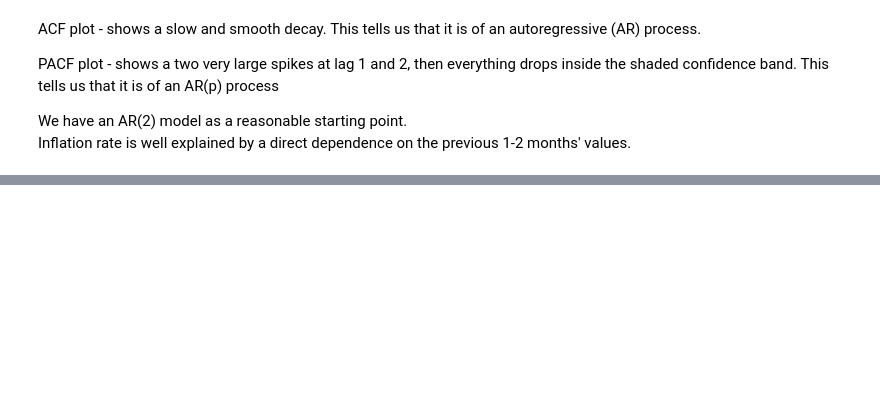
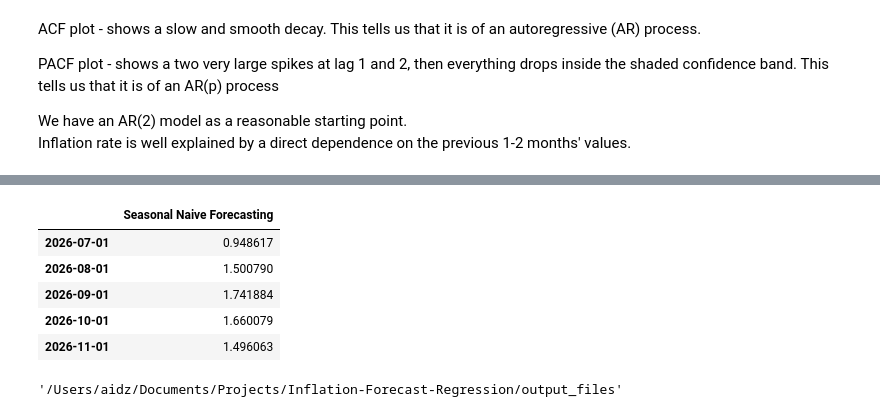
Before and after one commit to USERc137/Inflation-Forecast-Regression, a Jupyter notebook: inf_forecast.ipynb, the cells around one changed output, grey strips where cells are left out. Cells and saved outputs as stored; diff of their text form; code cells hidden in the pictures; blank space fills up the shorter version.

```diff
--- a/inf_forecast.ipynb
+++ b/inf_forecast.ipynb
@@ -288,0 +375,16 @@ Inflation rate is well explained by a direct dependence on the previous 1-2 mont
+# %%
+seasonal_naive = seasonal_naive_forecast(INF_data, months_ahead=months_forecast, target_col = target_variable)
+seasonal_naive = pd.DataFrame(seasonal_naive, columns= ['Seasonal Naive Forecasting'])
+
+seasonal_naive.head()
+# %% [output]
+|  | Seasonal Naive Forecasting |
+| 2026-07-01 | 0.948617 |
+| 2026-08-01 | 1.500790 |
+| 2026-09-01 | 1.741884 |
+| 2026-10-01 | 1.660079 |
+| 2026-11-01 | 1.496063 |
+# %%
+output_dir
+# %% [output]
+'/Users/aidz/Documents/Projects/Inflation-Forecast-Regression/output_files'
```
Also changed, not shown: parts of 18 cells of this notebook, 3 other files.
